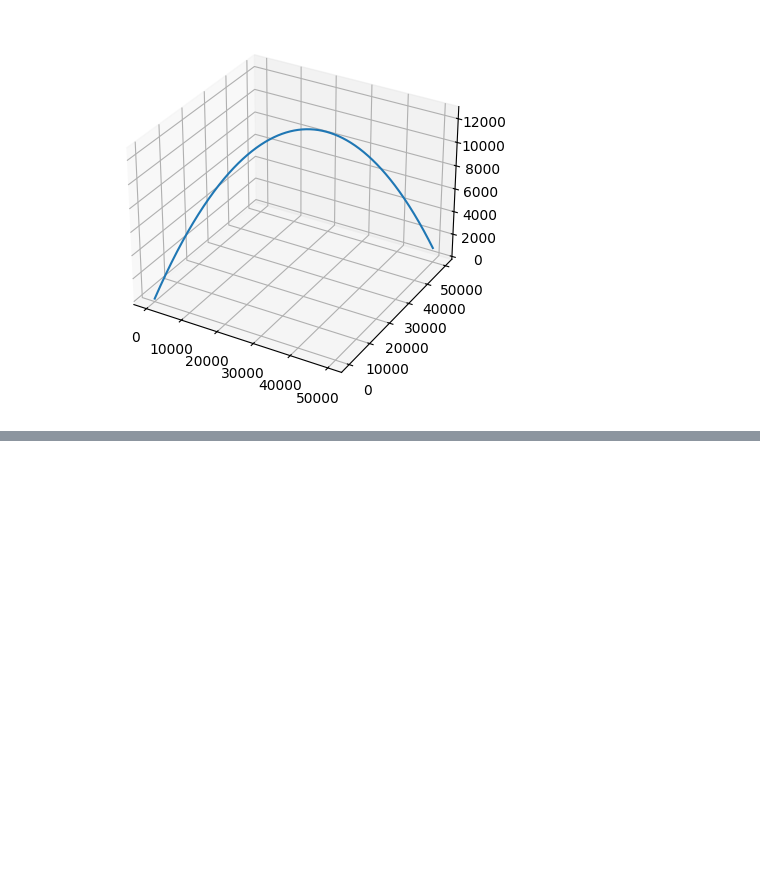
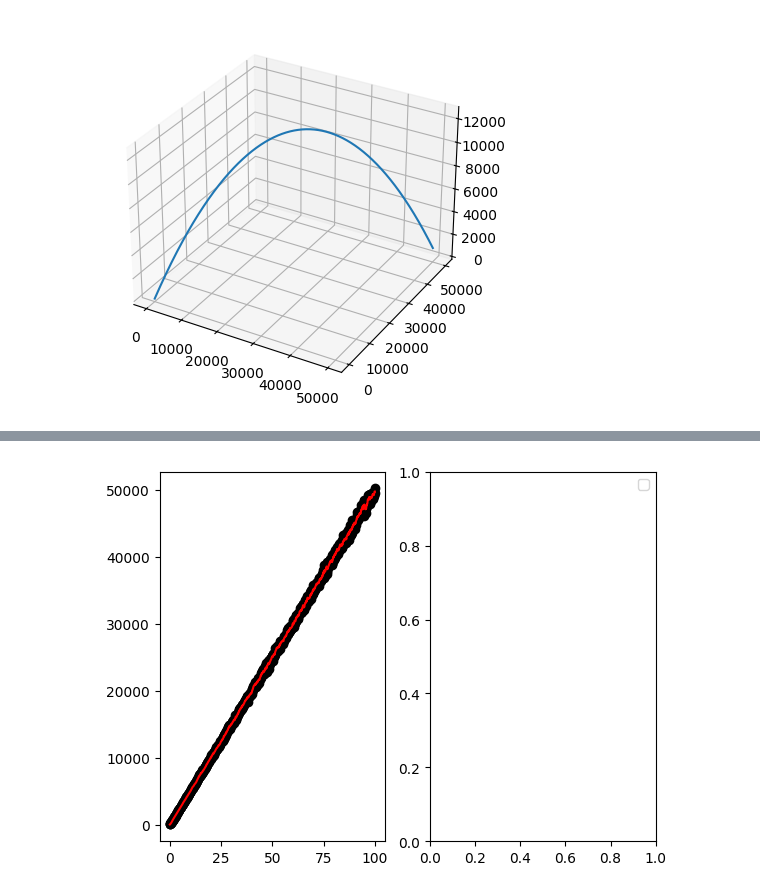
Before and after one commit to alxlnx/pyfilt, a Jupyter notebook: sandbox.ipynb, the cells around one changed output, grey strips where cells are left out. Cells and saved outputs as stored; diff of their text form; code cells hidden in the pictures; blank space fills up the shorter version.

```diff
--- a/sandbox.ipynb
+++ b/sandbox.ipynb
@@ -146,0 +230,4 @@ kf = KalmanFilter()
+# %%
+plot_filtering_results_1d(x_out[:, 0], x_n, t)
+# %% [output]
+[figure, added]
```
Also changed, not shown: parts of 10 cells of this notebook.
